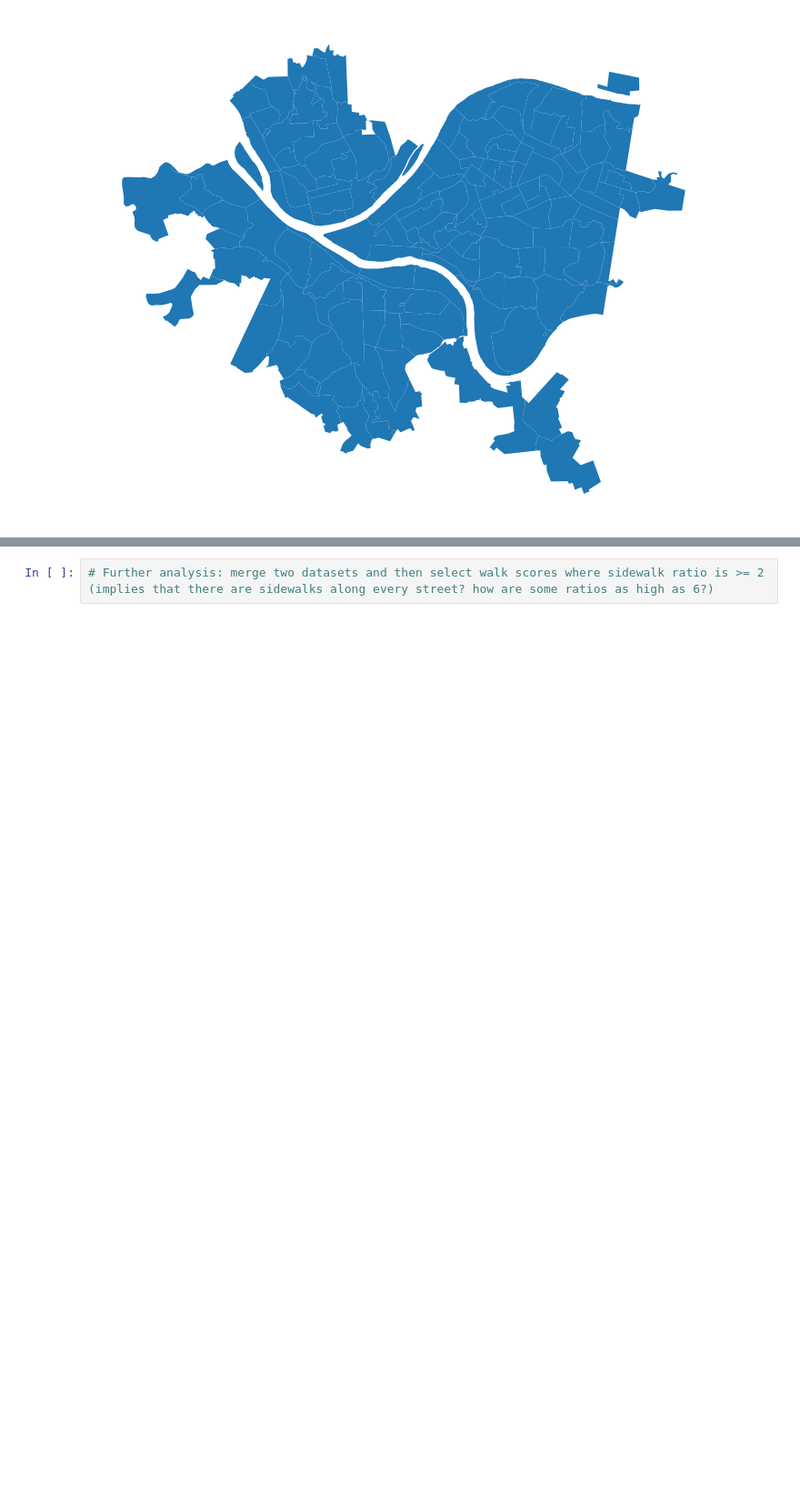
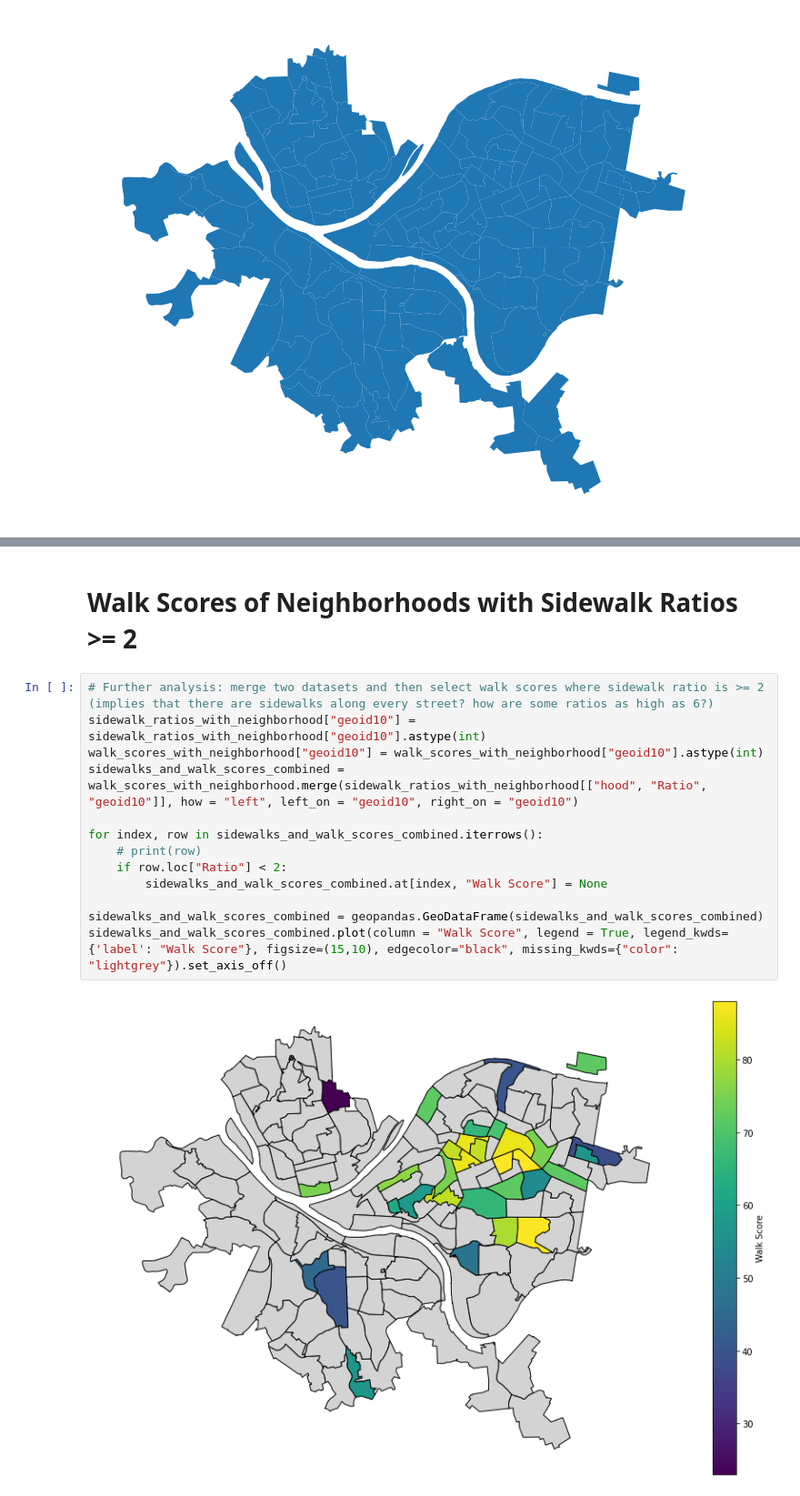
Before and after one commit to justintometich/CMPINF0010_Final_Project, a Jupyter notebook: jut26_walkability_analysis.ipynb, the cells around one changed output, grey strips where cells are left out. Shown: that part at 91% size. Saved outputs shown, nothing was run; the diff lists cells and outputs as text; blank space fills up the shorter version.

Commit message:
adding analysis combining sidewalk ratios and walk scores

```diff
--- a/jut26_walkability_analysis.ipynb
+++ b/jut26_walkability_analysis.ipynb
@@ -83,5 +89,20 @@ walk_scores_with_neighborhood = census_neighborhoods_2010.merge(walk_scores_2014
 walk_scores_with_neighborhood.plot(column = "Walk Score", legend = True, legend_kwds={'label': "Walk Score"}, figsize=(15, 10)).set_axis_off()
 # %% [output]
 [figure]
+# %% [markdown]
+# Walk Scores of Neighborhoods with Sidewalk Ratios >= 2
 # %%
 # Further analysis: merge two datasets and then select walk scores where sidewalk ratio is >= 2 (implies that there are sidewalks along every street? how are some ratios as high as 6?)
+sidewalk_ratios_with_neighborhood["geoid10"] = sidewalk_ratios_with_neighborhood["geoid10"].astype(int)
+walk_scores_with_neighborhood["geoid10"] = walk_scores_with_neighborhood["geoid10"].astype(int)
+sidewalks_and_walk_scores_combined = walk_scores_with_neighborhood.merge(sidewalk_ratios_with_neighborhood[["hood", "Ratio", "geoid10"]], how = "left", left_on = "geoid10", right_on = "geoid10")
+
+for index, row in sidewalks_and_walk_scores_combined.iterrows():
+    # print(row)
+    if row.loc["Ratio"] < 2:
+        sidewalks_and_walk_scores_combined.at[index, "Walk Score"] = None
+
+sidewalks_and_walk_scores_combined = geopandas.GeoDataFrame(sidewalks_and_walk_scores_combined)
+sidewalks_and_walk_scores_combined.plot(column = "Walk Score", legend = True, legend_kwds={'label': "Walk Score"}, figsize=(15,10), edgecolor="black", missing_kwds={"color": "lightgrey"}).set_axis_off()
+# %% [output]
+[figure, added]
```
Also changed, not shown: parts of 7 cells of this notebook.
